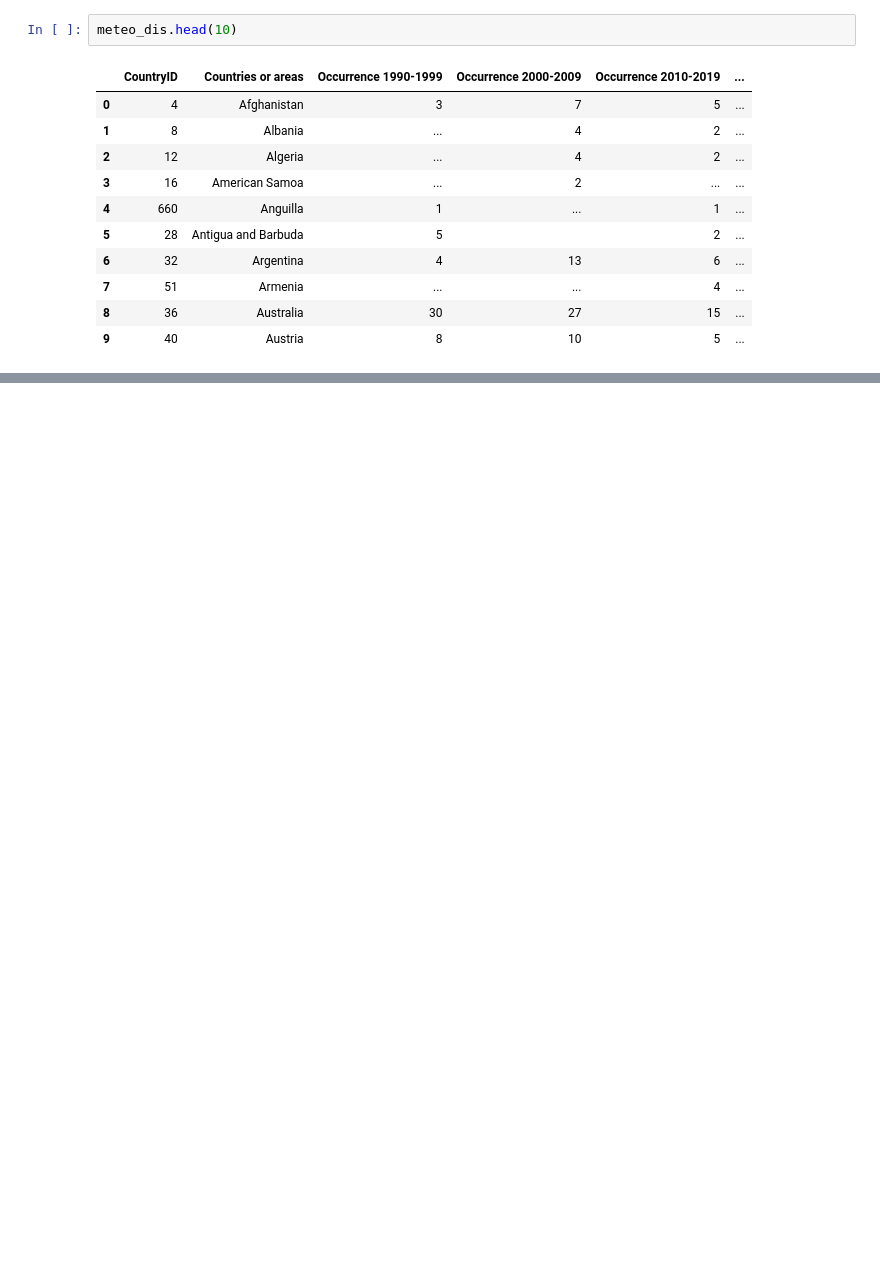
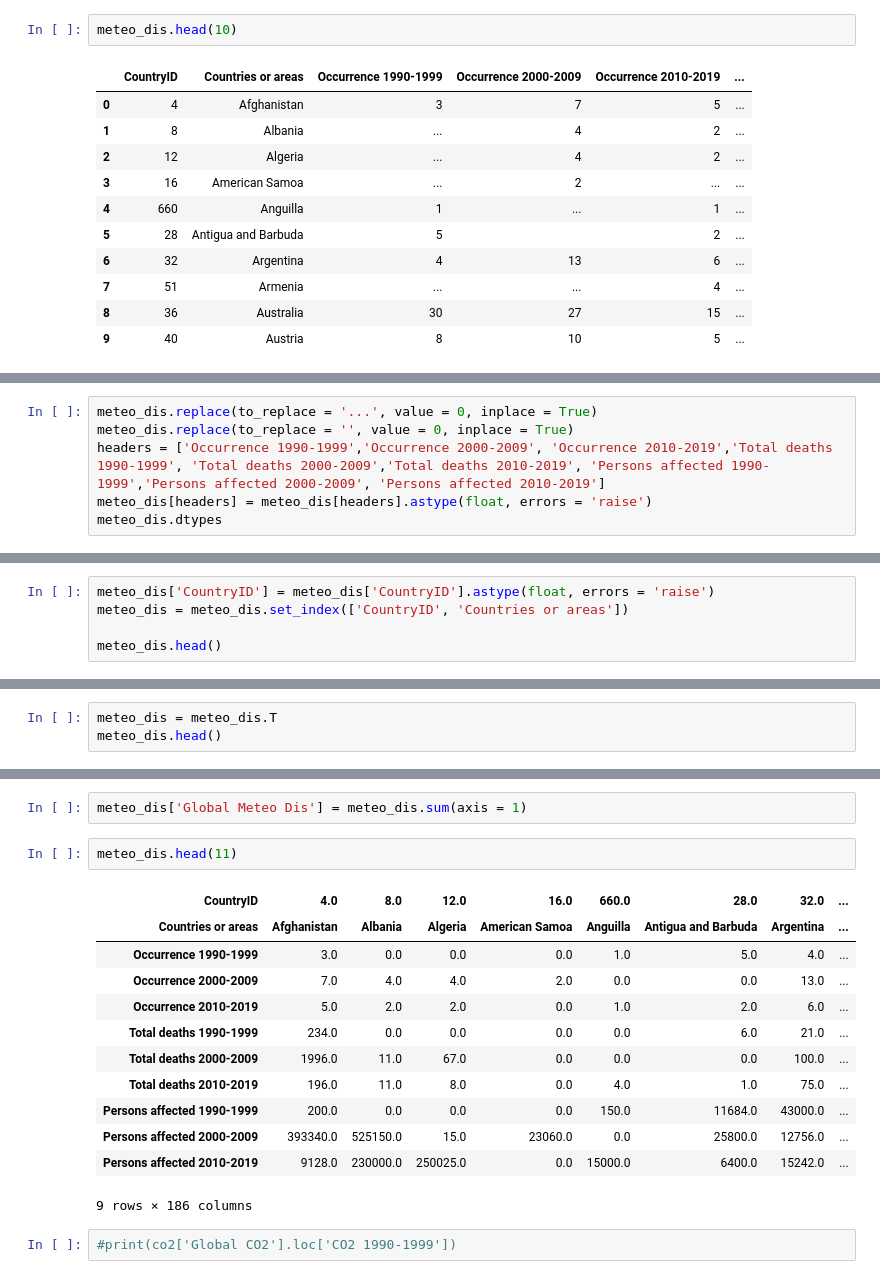
Before and after one commit to OMGitsJoeMG/Springboard-Projects, a Jupyter notebook: Global Environmental.ipynb, the cells around one changed output, grey strips where cells are left out. Cells and saved outputs as stored; diff of their text form; blank space fills up the shorter version.

```diff
--- a/Global Environmental.ipynb
+++ b/Global Environmental.ipynb
@@ -228,0 +363,6 @@ NameError: name 'freshwater' is not defined
+# %%
+meteo_dis.replace(to_replace = '...', value = 0, inplace = True)
+meteo_dis.replace(to_replace = '', value = 0, inplace = True)
+headers = ['Occurrence 1990-1999','Occurrence 2000-2009', 'Occurrence 2010-2019','Total deaths 1990-1999', 'Total deaths 2000-2009','Total deaths 2010-2019', 'Persons affected 1990-1999','Persons affected 2000-2009', 'Persons affected 2010-2019']
+meteo_dis[headers] = meteo_dis[headers].astype(float, errors = 'raise')
+meteo_dis.dtypes
@@ -228,0 +382,5 @@ NameError: name 'freshwater' is not defined
+# %%
+meteo_dis['CountryID'] = meteo_dis['CountryID'].astype(float, errors = 'raise')
+meteo_dis = meteo_dis.set_index(['CountryID', 'Countries or areas'])
+
+meteo_dis.head()
@@ -228,0 +395,3 @@ NameError: name 'freshwater' is not defined
+# %%
+meteo_dis = meteo_dis.T
+meteo_dis.head()
@@ -228,0 +407,19 @@ NameError: name 'freshwater' is not defined
+# %%
+meteo_dis['Global Meteo Dis'] = meteo_dis.sum(axis = 1)
+# %%
+meteo_dis.head(11)
+# %% [output]
+| CountryID | 4.0 | 8.0 | 12.0 | 16.0 | 660.0 | 28.0 | 32.0 | ... |
+| Countries or areas | Afghanistan | Albania | Algeria | American Samoa | Anguilla | Antigua and Barbuda | Argentina | ... |
+| Occurrence 1990-1999 | 3.0 | 0.0 | 0.0 | 0.0 | 1.0 | 5.0 | 4.0 | ... |
+| Occurrence 2000-2009 | 7.0 | 4.0 | 4.0 | 2.0 | 0.0 | 0.0 | 13.0 | ... |
+| Occurrence 2010-2019 | 5.0 | 2.0 | 2.0 | 0.0 | 1.0 | 2.0 | 6.0 | ... |
+| Total deaths 1990-1999 | 234.0 | 0.0 | 0.0 | 0.0 | 0.0 | 6.0 | 21.0 | ... |
+| Total deaths 2000-2009 | 1996.0 | 11.0 | 67.0 | 0.0 | 0.0 | 0.0 | 100.0 | ... |
+| Total deaths 2010-2019 | 196.0 | 11.0 | 8.0 | 0.0 | 4.0 | 1.0 | 75.0 | ... |
+| Persons affected 1990-1999 | 200.0 | 0.0 | 0.0 | 0.0 | 150.0 | 11684.0 | 43000.0 | ... |
+| Persons affected 2000-2009 | 393340.0 | 525150.0 | 15.0 | 23060.0 | 0.0 | 25800.0 | 12756.0 | ... |
+| Persons affected 2010-2019 | 9128.0 | 230000.0 | 250025.0 | 0.0 | 15000.0 | 6400.0 | 15242.0 | ... |
+9 rows × 186 columns
+# %%
+#print(co2['Global CO2'].loc['CO2 1990-1999'])
```
Also changed, not shown: parts of 30 cells of this notebook.
